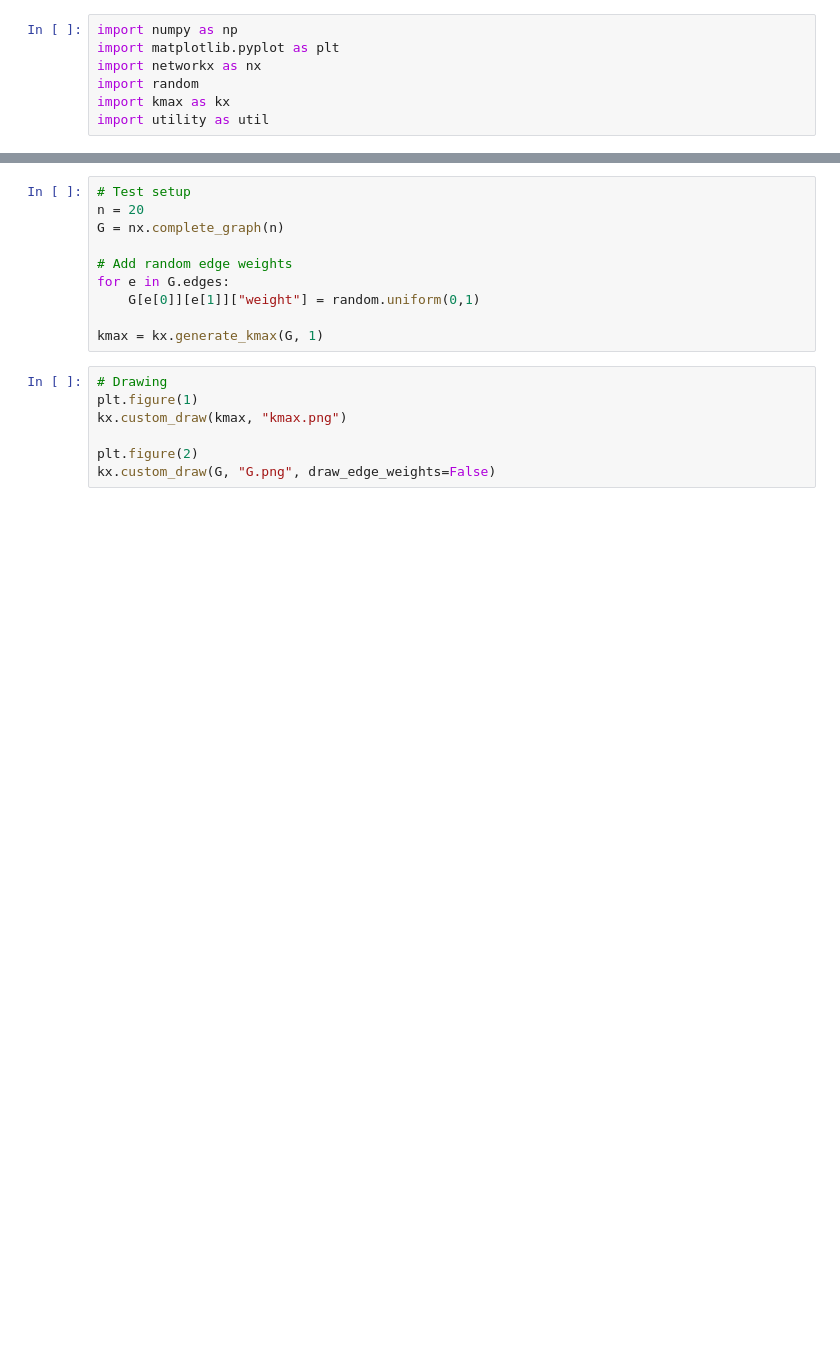
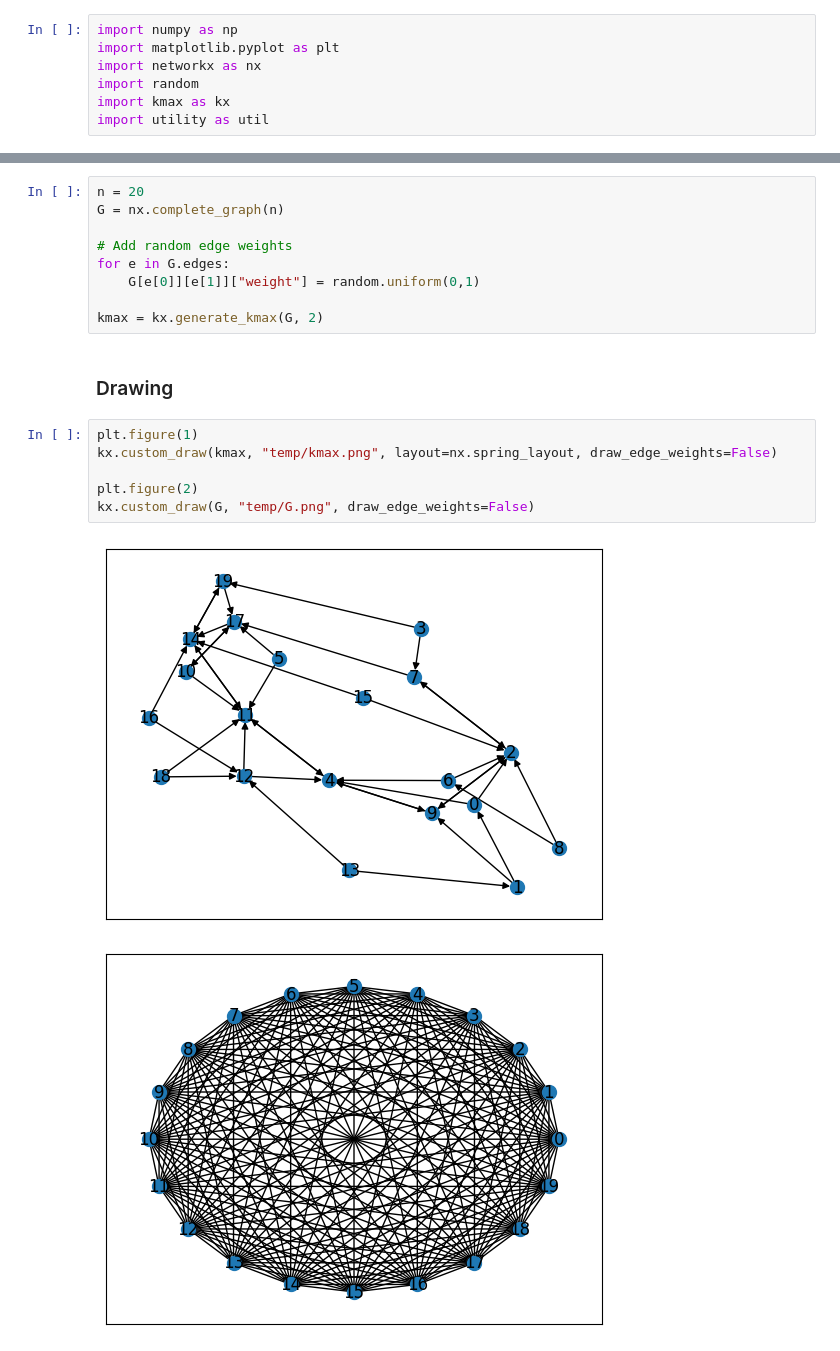
Before and after one commit to JulesGB/MeanFieldLastPassagePercolation, a Jupyter notebook: notebook.ipynb, the cells around one changed output, grey strips where cells are left out. Cells and saved outputs as stored; diff of their text form; blank space fills up the shorter version.

```diff
--- a/notebook.ipynb
+++ b/notebook.ipynb
@@ -8,5 +11,4 @@ import utility as util
 # %%
-# Test setup
 n = 20
 G = nx.complete_graph(n)
 
@@ -14,11 +16,15 @@ G = nx.complete_graph(n)
 for e in G.edges:
     G[e[0]][e[1]]["weight"] = random.uniform(0,1)
 
-kmax = kx.generate_kmax(G, 1)
+kmax = kx.generate_kmax(G, 2)
+# %% [markdown]
+### Drawing
 # %%
-# Drawing
 plt.figure(1)
-kx.custom_draw(kmax, "kmax.png")
+kx.custom_draw(kmax, "temp/kmax.png", layout=nx.spring_layout, draw_edge_weights=False)
 
 plt.figure(2)
-kx.custom_draw(G, "G.png", draw_edge_weights=False)
+kx.custom_draw(G, "temp/G.png", draw_edge_weights=False)
+# %% [output]
+[figure, added]
+[figure, added]
```
Also changed, not shown: parts of 5 cells of this notebook, 3 other files.
